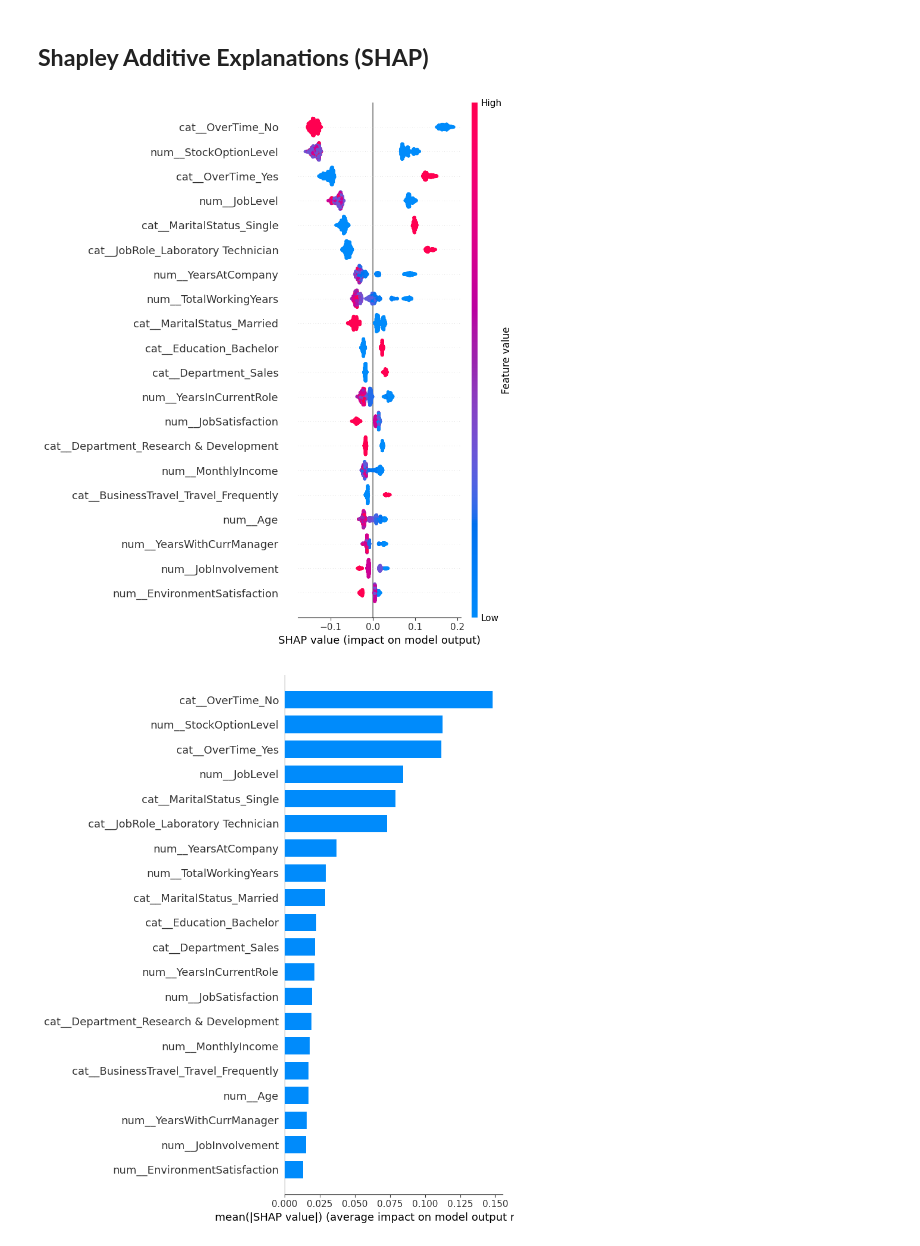
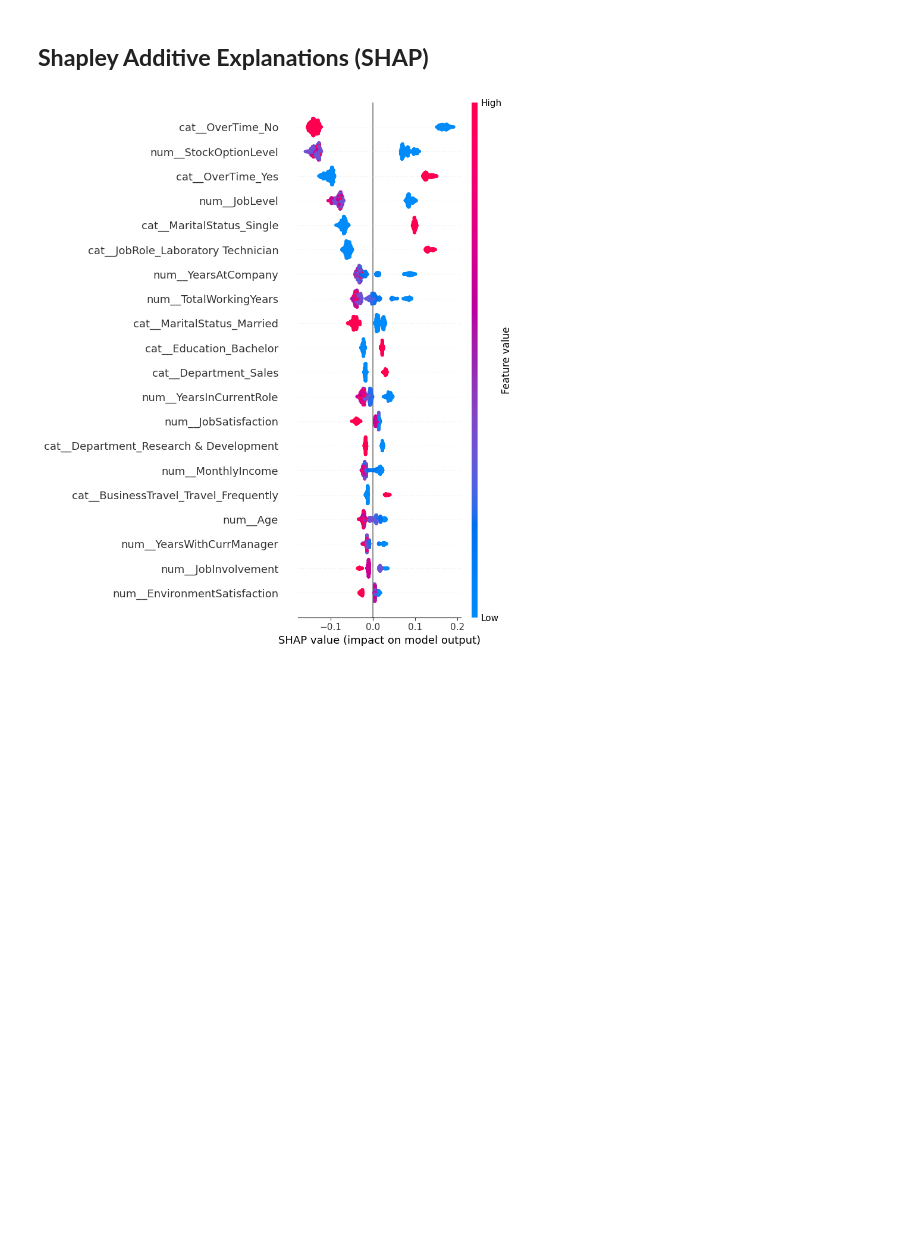
Before and after one commit to bagaskoroah/employee-attrition, a Jupyter notebook: notebook/interpretation.ipynb, the cells around one changed output. Saved outputs shown, nothing was run; the diff lists cells and outputs as text; code cells hidden in the pictures; blank space fills up the shorter version.

```diff
--- a/notebook/interpretation.ipynb
+++ b/notebook/interpretation.ipynb
@@ -153,11 +153,10 @@ def explain_model(
         return shap_values
 # %%
 # generate SHAP visualization plot
-shap_values = explain_model(best_model, X_train, mode='both')
+shap_values = explain_model(best_model, X_train, mode='summary')
 shap_values
 # %% [output]
-[figure, old version]
+[figure, new version]
-[figure, removed]
 .values =
 array([[ 0.0013648 , -0.01388111, -0.00755485, ..., -0.00605625,
         -0.0018132 , -0.00819072],
```
